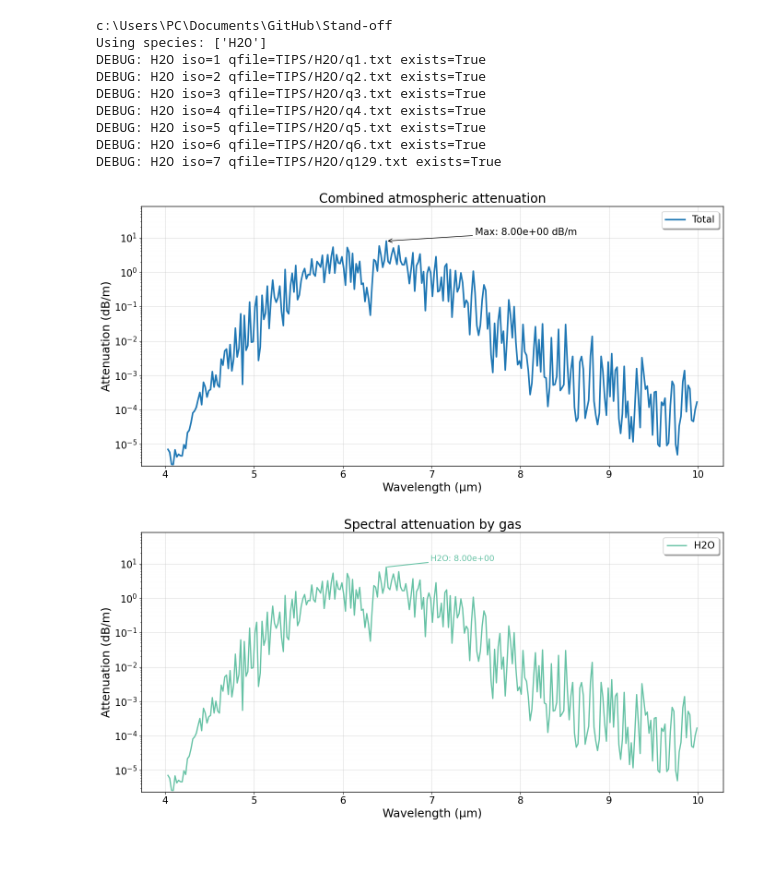
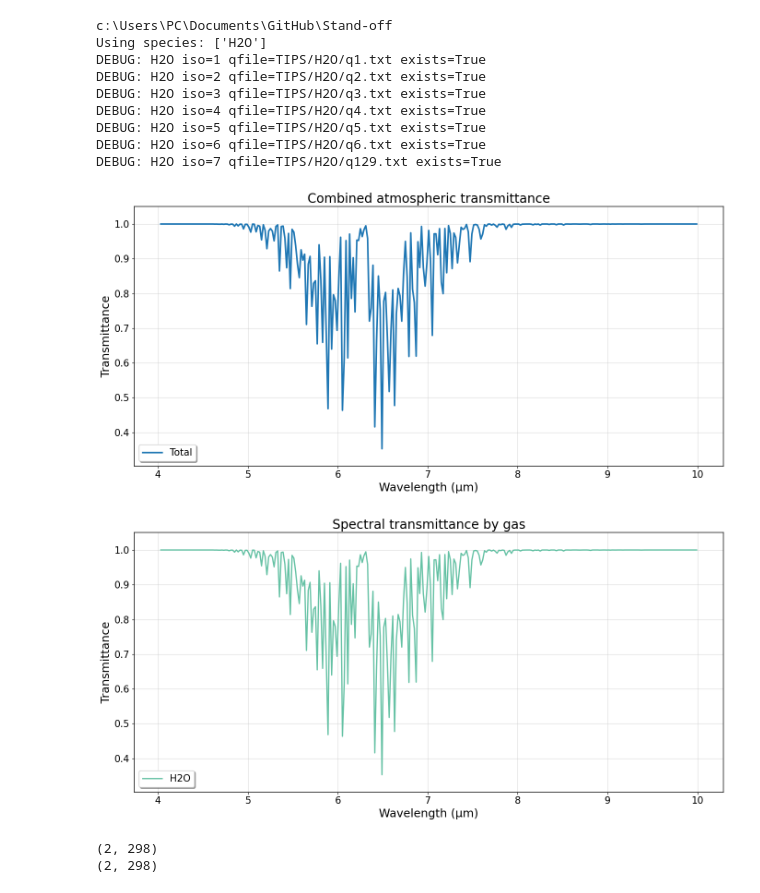
Before and after one commit to Jleon13/Stand-off, a Jupyter notebook: downsampling.ipynb, the cells around one changed output. Cells and saved outputs as stored; diff of their text form; code cells hidden in the pictures; blank space fills up the shorter version.

```diff
--- a/downsampling.ipynb
+++ b/downsampling.ipynb
@@ -11,46 +11,41 @@ T = 288.2
 
 sp = default_species()
 for s in sp:
-     if s.name == 'H2O': s.Pmol = 0.0187553713298791
-     if s.name == 'CO2': s.Pmol = 0.0003299185788304959
-     if s.name == 'O3': s.Pmol = 3.016255613126079e-08
-     if s.name == 'N2O': s.Pmol = 3.1992104613866274e-07
-     if s.name == 'CO': s.Pmol = 1.4996299037749815e-07
-     if s.name == 'CH4': s.Pmol = 1.6995805576116458e-06
-     if s.name == 'O2': s.Pmol = 0.2089484332593141
+     if s.name == 'H2O': s.Pmol = 0.0077480878361707375
+     else: s.Pmol = 0.0
 
 
 import os
 print(os.getcwd())
 
 res = run_simulation(
     species=sp,
     parfile='PARS/ALL.par',
     nu_min=1000, nu_max=2500, dnu=0.01,
     tileW=20.0, guard=5.0,
     temp_K=T, L_m=1.0, pres=Ptotal,
     delta_um=0.020,
     save_csv=True, outdir='OUT', make_plots=True,
-    att=True, transmission_npy_name='Simulated_Standard_H2O_4-10_1m.npy',
+    att=False, transmission_npy_name='Simulated_Standard_H2O_4-10_1m.npy',
     use_all_isotopologues=True, species_to_use=['H2O']
 
 )
 
 lambda_um = res['lambda_centers']
 Tprod = res['T_prod_samp']
 Tco2  = res['T_each_samp'][0]
 # %% [output]
 c:\Users\PC\Documents\GitHub\Stand-off
 Using species: ['H2O']
 DEBUG: H2O iso=1 qfile=TIPS/H2O/q1.txt exists=True
 DEBUG: H2O iso=2 qfile=TIPS/H2O/q2.txt exists=True
 DEBUG: H2O iso=3 qfile=TIPS/H2O/q3.txt exists=True
 DEBUG: H2O iso=4 qfile=TIPS/H2O/q4.txt exists=True
 DEBUG: H2O iso=5 qfile=TIPS/H2O/q5.txt exists=True
 DEBUG: H2O iso=6 qfile=TIPS/H2O/q6.txt exists=True
 DEBUG: H2O iso=7 qfile=TIPS/H2O/q129.txt exists=True
-[figure, old version]
+[figure, new version]
-[figure, old version]
+[figure, new version]
 # %%
 
 
@@ -85 +90,9 @@ np.save("SIMULATED/Transmittance_Standard_H2O_4-10_1m__downsampled_to_Prueba_Iso
+# %%
+gt = np.load("SIMULATED/Transmittance_Standard_H2O_4-10_1m__downsampled_to_Prueba_Isotopologos.npy")
+sim = np.load("SIMULATED/Simulated_Standard_H2O_4-10_1m.npy")
+print(gt.shape)
+print(sim.shape)
+# %% [output]
+(2, 298)
+(2, 298)
 # %%
```
Also changed, not shown: parts of 7 cells of this notebook, 9 other files.
